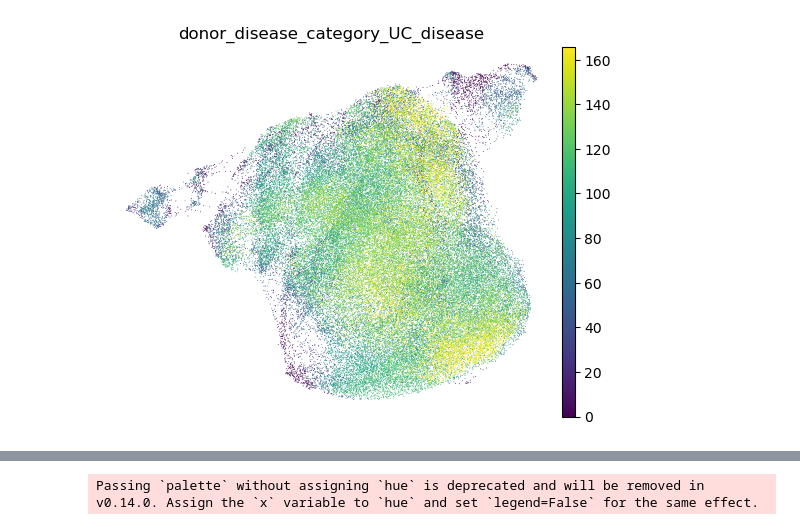
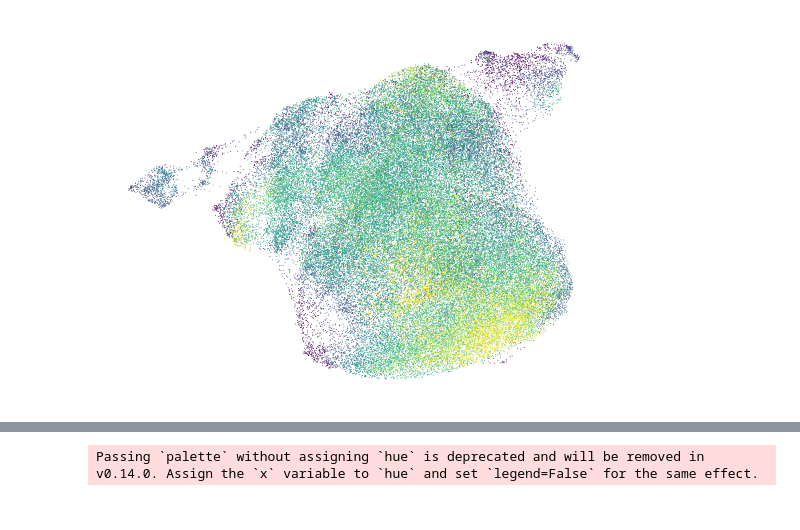
Before and after one commit to Melirie/masters_nextflow_pipeline, a Jupyter notebook: final_plots/figure_5_hc.ipynb, the cells around one changed output, grey strips where cells are left out. Cells and saved outputs as stored; diff of their text form; code cells hidden in the pictures.

```diff
--- a/final_plots/figure_5_hc.ipynb
+++ b/final_plots/figure_5_hc.ipynb
@@ -23,7 +23,7 @@ adata = sc.read_h5ad("/mnt/data/melina/adata_all_batch_Epithelial.h5ad")
 model_mrvi = MRVI.load("/mnt/data/melina/models/mrvi_model_Epithelial", adata=adata)
 
 # Load DE results dataset
-dmats = xr.open_dataset("/mnt/data/melina/deg_Epithelial_healthy_control_baseline.nc")
+dmats = xr.open_dataset("/mnt/data/melina/deg_Epithelial.nc")
 ds = dmats
 de_res = dmats
 
@@ -50,68 +50,67 @@ Data variables:
 # %%
-
-
-
 # ==============================================================================
-# 2. MAP EFFECT SIZE & PLOT UMAP
+# 2. MAP EFFECT SIZE & PLOT UMAP (WITHOUT LABELS)
 # ==============================================================================
 
-# Define your comparison group
-comp_group = ["donor_disease_category_UC_disease"]
+# Define your group
+comp_group = ["donor_disease_category_UC_disease", "donor_disease_category_UC_control"]
 
 for i in comp_group:
     # Map the effect size to observations (Ensure alignment matches adata.obs_names)
     adata.obs[i] = de_res.effect_size.sel(covariate=i).values
 
-# Calculate a robust max for the color scale of the effect size
-vmax_val = float(np.nanquantile(adata.obs["donor_disease_category_UC_disease"], 0.95))
+    # Calculate a robust max for the color scale of the current effect size
+    vmax_val = float(np.nanquantile(adata.obs[i], 0.95))
 
-# Plot UMAP embedding with mapped effect sizes
-sc.pl.embedding(
-    adata,
-    basis="umap_mrvi_u",
-    color=["donor_disease_category_UC_disease"],
-    ncols=2,                   # Kept at 2 for optimized side-by-side comparison
-    layer="data",              # CRITICAL: Ensures the layer data is targeted correctly
-    cmap="viridis",
-    vmax=vmax_val,             # Correctly mapping your 95th percentile robust max threshold
-    frameon=False
-)
+    # Plot UMAP embedding with mapped effect sizes (labels and colorbars removed)
+    sc.pl.embedding(
+        adata,
+        basis="umap_mrvi_u",
+        color=[i],
+        ncols=2,
+        layer="data",
+        cmap="viridis",
+        vmax=vmax_val,
+        frameon=False,
+        title="",                  # Removes the plot title
+        colorbar_loc=None          # Removes the colorbar scale and text
+    )
 
 
 # ==============================================================================
-# 3. MITOCHONDRIAL PDE VIOLIN PLOT
+# 3. MITOCHONDRIAL PDE VIOLIN PLOT (WITHOUT LABELS)
 # ==============================================================================
 
 # Automatically identify mitochondrial genes present in your specific dataset
 mt_genes = [g for g in adata.var_names if g.upper().startswith('MT-')]
 
-# Identify the specific covariate string for UC_disease
-target_cov = "donor_disease_category_UC_disease"
+# Loop over each target covariate to generate clean violin plots sequentially
+for target_cov in comp_group:
+    # Slice the dataset for MT genes AND the specific covariate
+    mt_pde_uc = ds['pde'].sel(gene=mt_genes, covariate=target_cov)
 
-# Slice the dataset for MT genes AND the specific covariate
-mt_pde_uc = ds['pde'].sel(gene=mt_genes, covariate=target_cov)
+    # Convert to a standard DataFrame for Seaborn plotting
+    mt_pde_df_uc = mt_pde_uc.to_dataframe(name='pde_value').reset_index()
 
-# Convert to a standard DataFrame for Seaborn plotting
-mt_pde_df_uc = mt_pde_uc.to_dataframe(name='pde_value').reset_index()
+    # Create the Plot
+    plt.figure(figsize=(14, 6))
+    sns.violinplot(
+        data=mt_pde_df_uc,
+        x='gene',
+        y='pde_value',
+        inner='quartile',
+        palette='magma'
+    )
 
-# Create the Plot
-plt.figure(figsize=(14, 6))
-sns.violinplot(
-    data=mt_pde_df_uc,
-    x='gene',
-    y='pde_value',
-    inner='quartile',
-    palette='magma'
-)
+    # Stripping all labels, text, titles, and ticks
+    plt.title('')
+    plt.xlabel('')
+    plt.ylabel('')
+    plt.xticks([])
+    plt.yticks([])
 
-# Aesthetics
-plt.title('Mitochondrial Probability of DE (PDE) in UC Disease', fontsize=16)
-plt.ylabel("Probability of DE", fontsize=12)
-plt.xlabel("Mitochondrial Gene", fontsize=12)
-plt.xticks(rotation=45, ha='right')
-plt.grid(axis='y', linestyle='--', alpha=0.7)
-
-plt.tight_layout()
-plt.show()
+    plt.grid(axis='y', linestyle='--', alpha=0.7)
+    plt.tight_layout()
+    plt.show()
 # %% [output]
-[figure, old version]
+[figure, new version]
```
Also changed, not shown: parts of 3 cells of this notebook, 1 other file.
